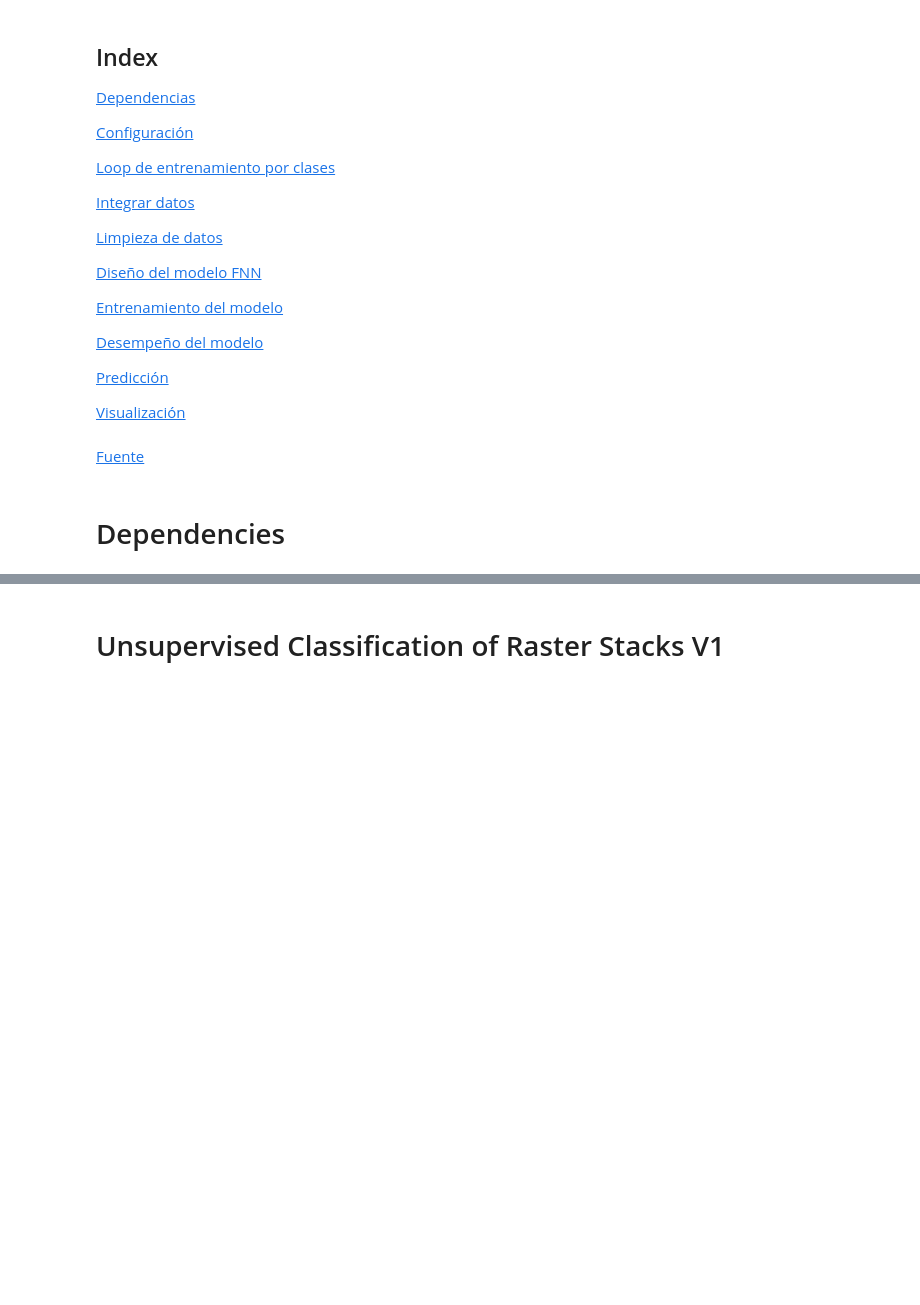
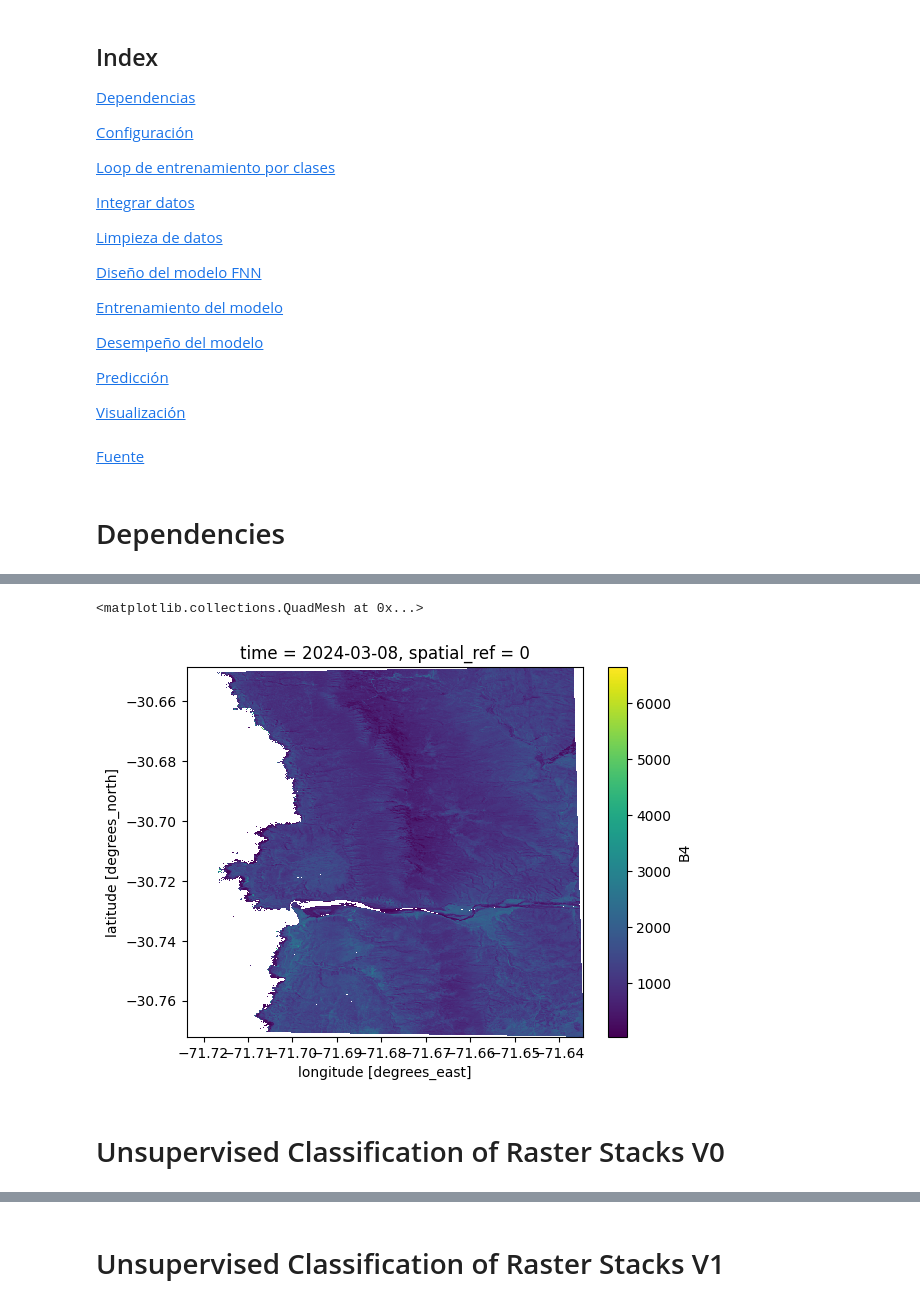
Before and after one commit to docampo16/FrayJorge, a Jupyter notebook: NonSupervisedClustering.ipynb, the cells around one changed output, grey strips where cells are left out. Saved outputs shown, nothing was run; the diff lists cells and outputs as text; code cells hidden in the pictures; blank space fills up the shorter version.

```diff
--- a/NonSupervisedClustering.ipynb
+++ b/NonSupervisedClustering.ipynb
@@ -148,0 +197,25 @@ def compute_indices(data):
+# %%
+
+ds_masked = ds_masked.drop_vars(indicesList)
+# %%
+
+ras_location ="/content/drive/MyDrive/Programming/Colab Notebooks/Fray Jorge LULC/FrayJorge/input/static.tif"
+# Load existing xarray.Dataset (assumed full extent)
+ds_base = rioxarray.open_rasterio(ras_location, masked=True).squeeze()
+variable_names = list(ds_base.attrs['long_name'])
+
+# Create a dictionary of named DataArrays from each band
+data_vars = {
+    name: ds_base.sel(band=i+1).drop_vars('band')  # bands are 1-indexed
+    for i, name in enumerate(variable_names)
+}
+
+# Create a new Dataset from the dictionary
+da = xr.Dataset(data_vars)
+
+ds_base = da.drop_vars("rios")
+ds_base = ds_base.drop_vars("vial")
+# %%
+# Ensure ds_new has the same CRS
+ds_base = ds_base.rio.reproject_match(ds_masked)
+ds_base
@@ -148,0 +259,11 @@ def compute_indices(data):
+# %%
+# Convert both to Datasets if they aren’t already
+#if isinstance(masked_ds_base, xr.DataArray):
+#    masked_ds_base = masked_ds_base.to_dataset(name="base_layer")
+
+#if isinstance(ds_base, xr.DataArray):
+#    ds_base = ds_base.to_dataset(name="new_layer")
+
+# Combine them
+merged = xr.merge([ds_masked, ds_base])
+merged
@@ -148,0 +288,5 @@ def compute_indices(data):
+# %%
+merged.B4.plot()
+# %% [output]
+<matplotlib.collections.QuadMesh at 0x...>
+[figure, added]
@@ -148,0 +295,2 @@ def compute_indices(data):
+# %% [markdown]
+# Unsupervised Classification of Raster Stacks V0
```
Also changed, not shown: parts of 120 cells of this notebook.
